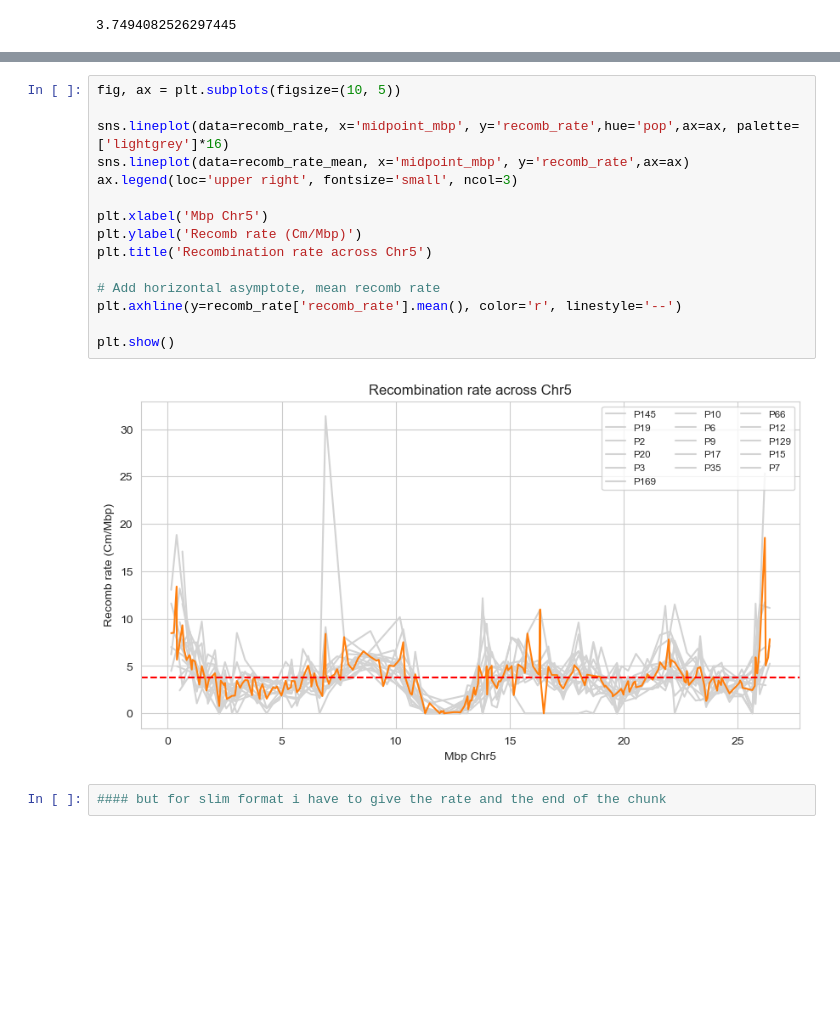
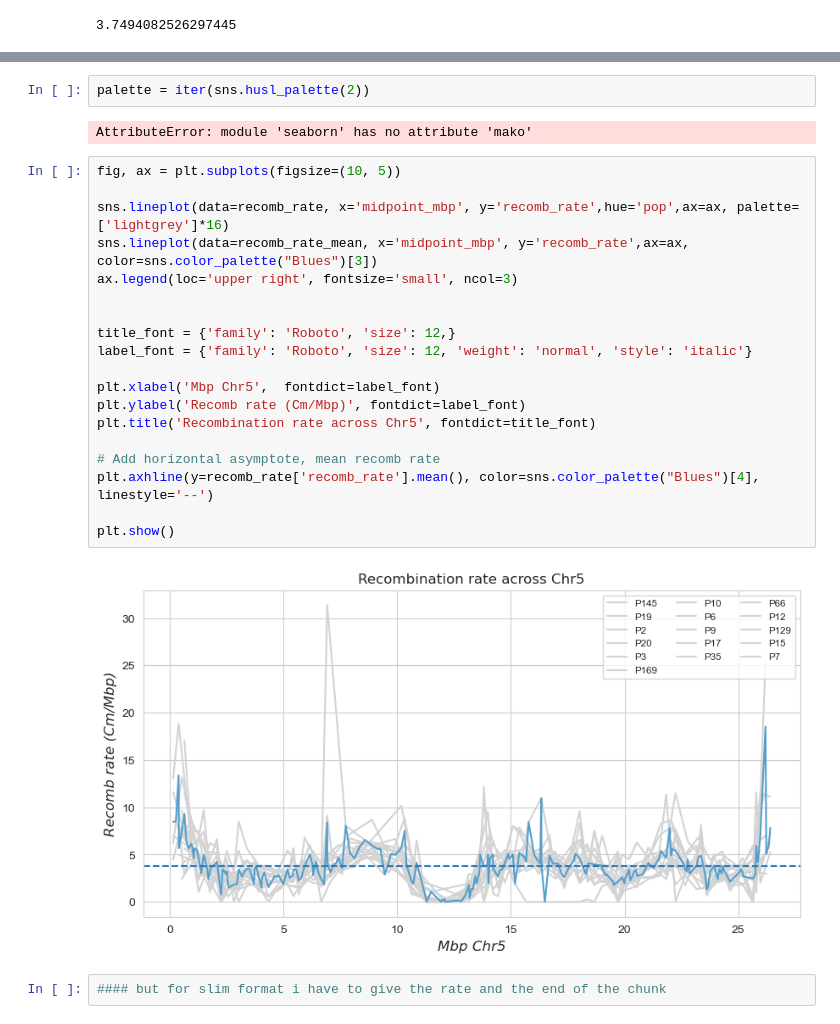
Before and after one commit to Tatianabellagio/slim_grenenet, a Jupyter notebook: crossover_map/crossover_map.ipynb, the cells around one changed output, grey strips where cells are left out. Drawn from its saved outputs; the diff is of its cells as text; blank space fills up the shorter version.

```diff
--- a/crossover_map/crossover_map.ipynb
+++ b/crossover_map/crossover_map.ipynb
@@ -64,20 +77,28 @@ recomb_rate['recomb_rate'].mean()
+# %%
+palette = iter(sns.husl_palette(2))
+# %% [output]
+AttributeError: module 'seaborn' has no attribute 'mako'
 # %%
 fig, ax = plt.subplots(figsize=(10, 5))
 
 sns.lineplot(data=recomb_rate, x='midpoint_mbp', y='recomb_rate',hue='pop',ax=ax, palette=['lightgrey']*16)
-sns.lineplot(data=recomb_rate_mean, x='midpoint_mbp', y='recomb_rate',ax=ax)
+sns.lineplot(data=recomb_rate_mean, x='midpoint_mbp', y='recomb_rate',ax=ax, color=sns.color_palette("Blues")[3])
 ax.legend(loc='upper right', fontsize='small', ncol=3)
 
-plt.xlabel('Mbp Chr5')
-plt.ylabel('Recomb rate (Cm/Mbp)')
-plt.title('Recombination rate across Chr5')
+
+title_font = {'family': 'Roboto', 'size': 12,}
+label_font = {'family': 'Roboto', 'size': 12, 'weight': 'normal', 'style': 'italic'}
+
+plt.xlabel('Mbp Chr5',  fontdict=label_font)
+plt.ylabel('Recomb rate (Cm/Mbp)', fontdict=label_font)
+plt.title('Recombination rate across Chr5', fontdict=title_font)
 
 # Add horizontal asymptote, mean recomb rate
-plt.axhline(y=recomb_rate['recomb_rate'].mean(), color='r', linestyle='--')
+plt.axhline(y=recomb_rate['recomb_rate'].mean(), color=sns.color_palette("Blues")[4], linestyle='--')
 
 plt.show()
 # %% [output]
-[figure, old version]
+[figure, new version]
 # %%
 #### but for slim format i have to give the rate and the end of the chunk
 # %%
```
Also changed, not shown: parts of 3 cells of this notebook, 47 other files.
